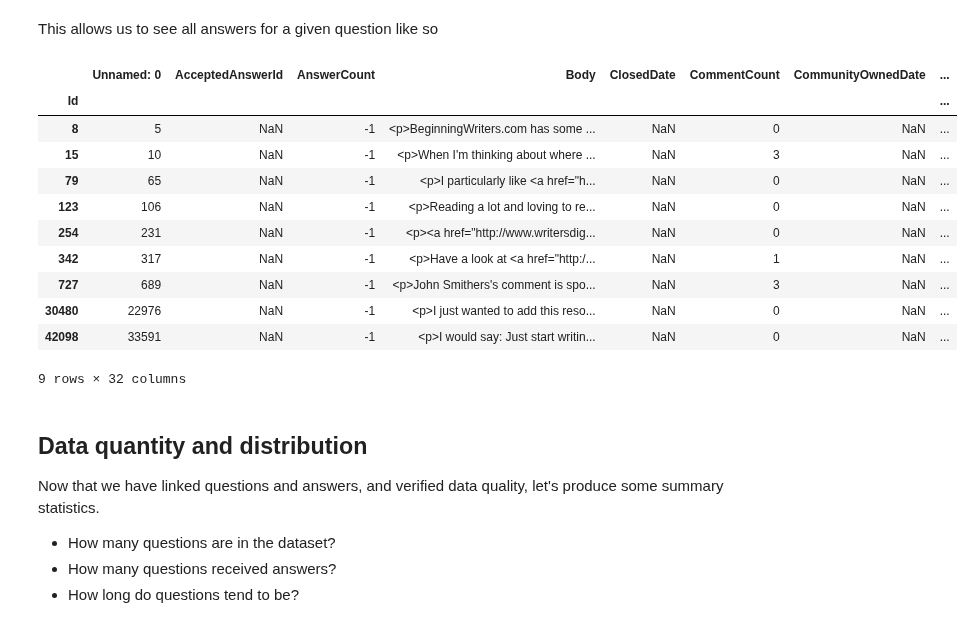
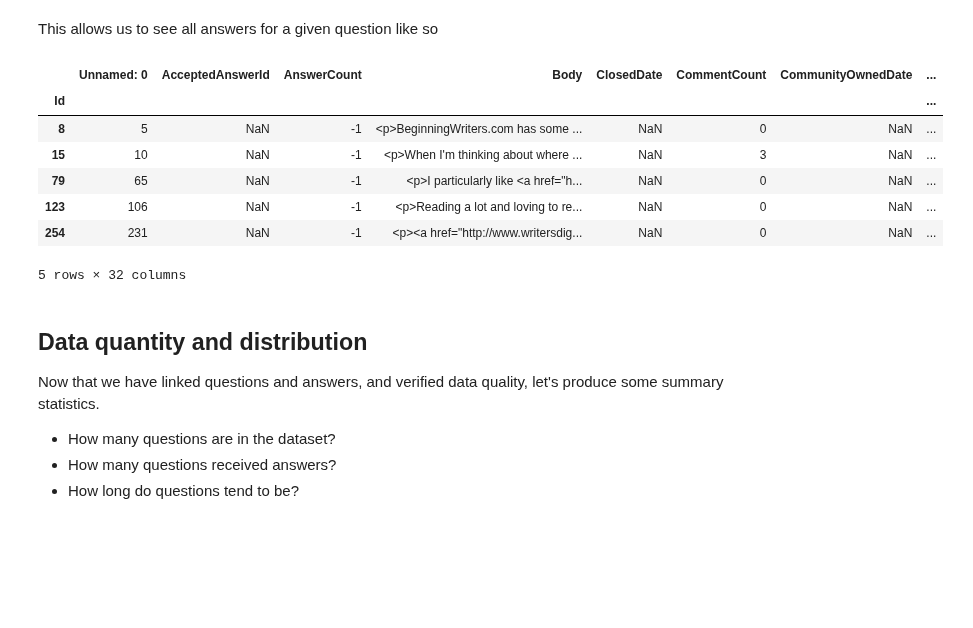
Before and after one commit to hundredblocks/ml-powered-applications, a Jupyter notebook: notebooks/dataset_exploration.ipynb, the cells around one changed output. Saved outputs shown, nothing was run; the diff lists cells and outputs as text; code cells hidden in the pictures; blank space fills up the shorter version.

```diff
--- a/notebooks/dataset_exploration.ipynb
+++ b/notebooks/dataset_exploration.ipynb
@@ -10,18 +10,20 @@ from tqdm import tqdm
 from bs4 import BeautifulSoup
 import xml.etree.ElementTree as ElT
 import matplotlib.pyplot as plt
+from matplotlib.patches import Rectangle
 import pandas as pd
 
 from pathlib import Path
 import sys
 sys.path.append("..")
+import warnings
+warnings.filterwarnings('ignore')
 
 %matplotlib inline
 %load_ext autoreload
 %autoreload 2
 
-data_path = Path('../data/writers.csv')
-df = pd.read_csv(data_path)
+df = pd.read_csv(Path('../data/writers.csv'))
 # %% [markdown]
 ## Data format
 
@@ -153,20 +155,16 @@ df = df.join(df[["Id", "Title", "body_text", "text_len", "Score", "AcceptedAnswe
 # %% [markdown]
 This allows us to see all answers for a given question like so
 # %%
-df[df["Id_question"] ==1]
+df[df["Id_question"] ==1].head()
 # %% [output]
 |  | Unnamed: 0 | AcceptedAnswerId | AnswerCount | Body | ClosedDate | CommentCount | CommunityOwnedDate | ... |
 | Id |  |  |  |  |  |  |  | ... |
 | 8 | 5 | NaN | -1 | <p>BeginningWriters.com has some ... | NaN | 0 | NaN | ... |
 | 15 | 10 | NaN | -1 | <p>When I'm thinking about where ... | NaN | 3 | NaN | ... |
 | 79 | 65 | NaN | -1 | <p>I particularly like <a href="h... | NaN | 0 | NaN | ... |
 | 123 | 106 | NaN | -1 | <p>Reading a lot and loving to re... | NaN | 0 | NaN | ... |
 | 254 | 231 | NaN | -1 | <p><a href="http://www.writersdig... | NaN | 0 | NaN | ... |
-| 342 | 317 | NaN | -1 | <p>Have a look at <a href="http:/... | NaN | 1 | NaN | ... |
-| 727 | 689 | NaN | -1 | <p>John Smithers's comment is spo... | NaN | 3 | NaN | ... |
-| 30480 | 22976 | NaN | -1 | <p>I just wanted to add this reso... | NaN | 0 | NaN | ... |
-| 42098 | 33591 | NaN | -1 | <p>I would say: Just start writin... | NaN | 0 | NaN | ... |
-9 rows × 32 columns
+5 rows × 32 columns
 # %% [markdown]
 ## Data quantity and distribution
 
```
Also changed, not shown: parts of 8 cells of this notebook.
